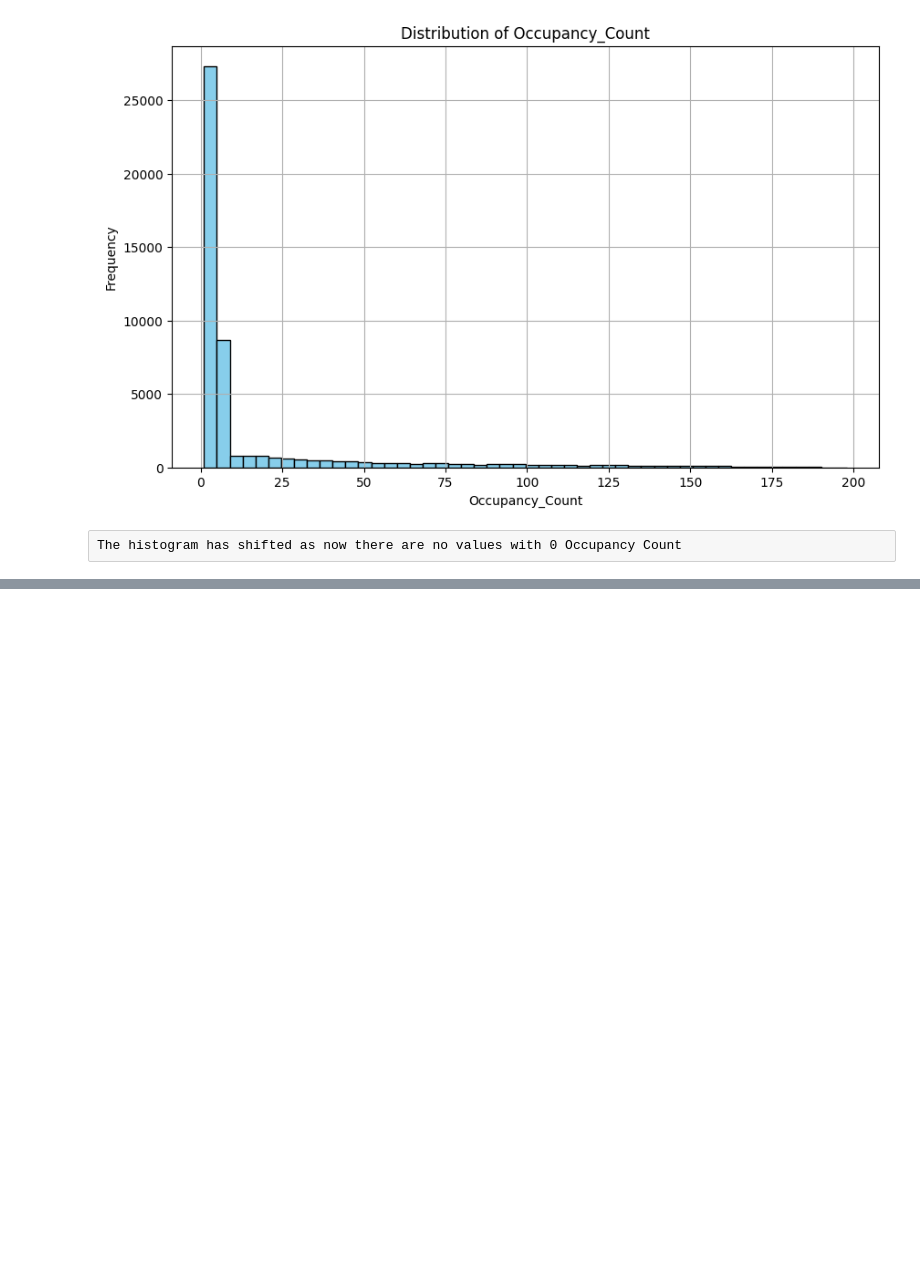
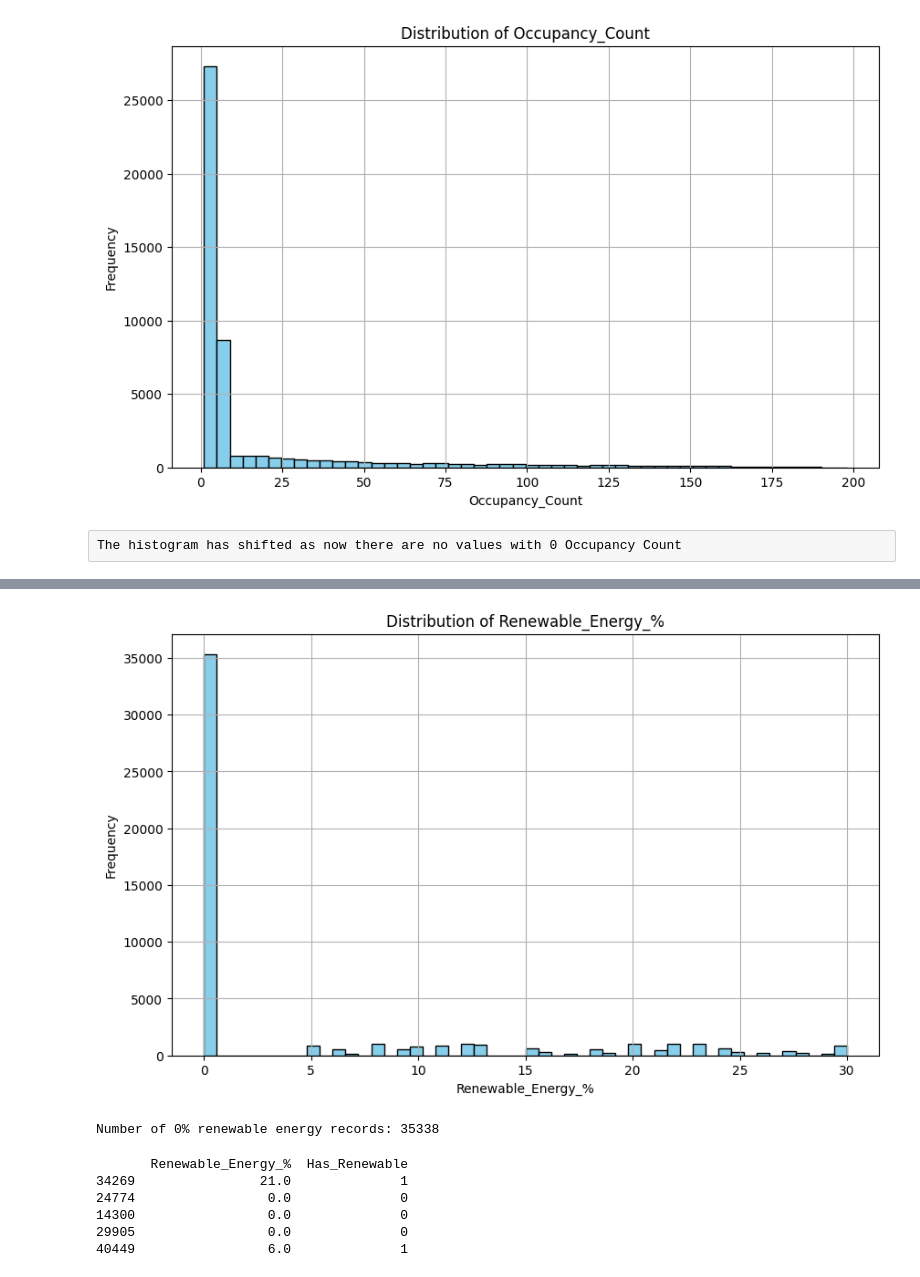
Before and after one commit to kuchbhimohan/Energy-Consumption-Project, a Jupyter notebook: notebooks/02_eda.ipynb, the cells around one changed output, grey strips where cells are left out. Drawn from its saved outputs; the diff is of its cells as text; code cells hidden in the pictures; blank space fills up the shorter version.

```diff
--- a/notebooks/02_eda.ipynb
+++ b/notebooks/02_eda.ipynb
@@ -98,0 +215,12 @@ The histogram has shifted as now there are no values with 0 Occupancy Count
+# %%
+# plotting the histogram of the Renewable Energy Column
+plot_histogram(df, 'Renewable_Energy_%');
+# %% [output]
+[figure, added]
+# %%
+# this shows that renewable energy is very rarely used in the dataset given
+# finding the values where 0 % renewable energy is present ,
+zero_count = (df['Renewable_Energy_%'] == 0).sum()
+print(f"Number of 0% renewable energy records: {zero_count}")
+# %% [output]
+Number of 0% renewable energy records: 35338
@@ -98,0 +230,11 @@ The histogram has shifted as now there are no values with 0 Occupancy Count
+# %%
+# we will create another column which is a binary feature telling whther a building is using renewable enrgy or not
+df['Has_Renewable'] = (df['Renewable_Energy_%'] > 0).astype(int)
+print(df[['Renewable_Energy_%', 'Has_Renewable']].sample(5))
+# %% [output]
+       Renewable_Energy_%  Has_Renewable
+34269                21.0              1
+24774                 0.0              0
+14300                 0.0              0
+29905                 0.0              0
+40449                 6.0              1
```
Also changed, not shown: parts of 32 cells of this notebook, 2 other files.
